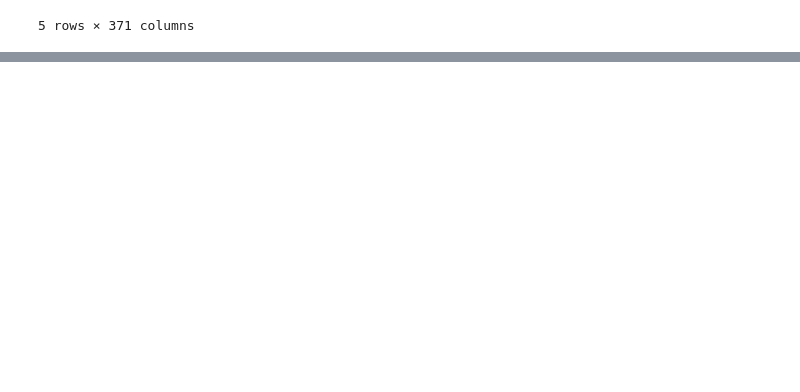
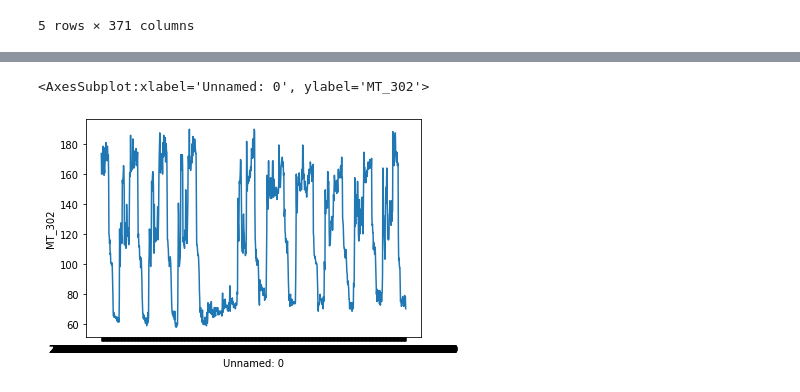
Before and after one commit to DavidKrame/AST-Corrected, a Jupyter notebook: dataViz.ipynb, the cells around one changed output, grey strips where cells are left out. Drawn from its saved outputs; the diff is of its cells as text; code cells hidden in the pictures; blank space fills up the shorter version.

```diff
--- a/dataViz.ipynb
+++ b/dataViz.ipynb
@@ -66,0 +67,5 @@ sns.barplot(data=(new_data.tail(40)), x="Unnamed: 0", y="MT_002")
+# %%
+sns.lineplot(data=(new_data.tail(1000)), x="Unnamed: 0", y="MT_302")
+# %% [output]
+<AxesSubplot:xlabel='Unnamed: 0', ylabel='MT_302'>
+[figure, added]
```
Also changed, not shown: parts of 1 cell of this notebook.
